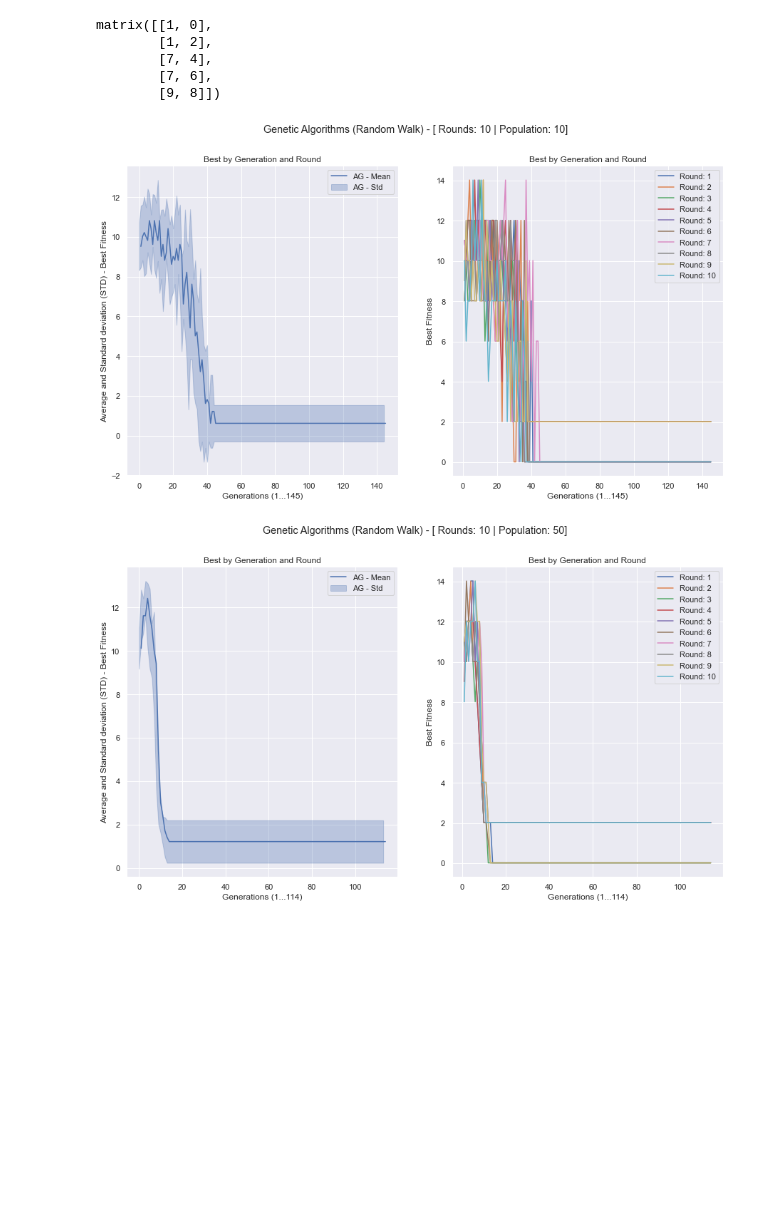
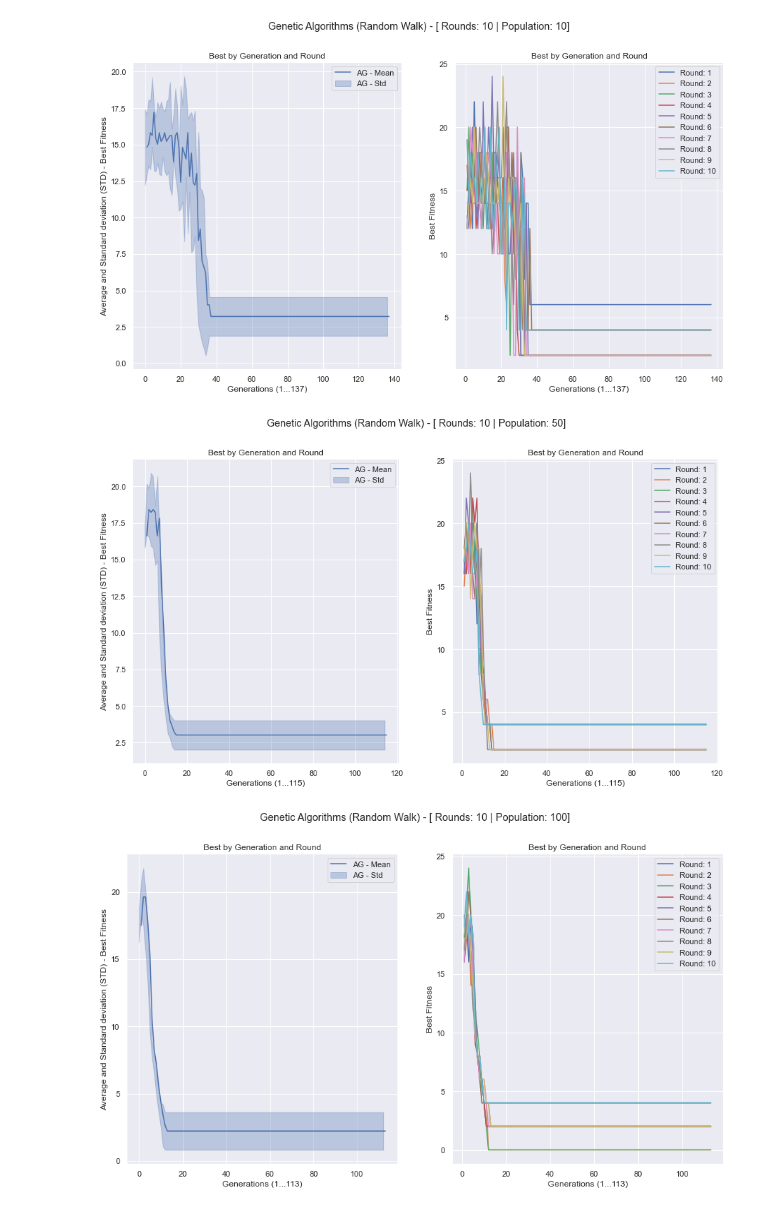
Before and after one commit to michelmontenegro/doctorWorks, a Jupyter notebook: ComputacaoEvolucionaria/Task 4 Final/Work1/Work.ipynb, the cells around one changed output. Drawn from its saved outputs; the diff is of its cells as text; code cells hidden in the pictures; blank space fills up the shorter version.

```diff
--- a/ComputacaoEvolucionaria/Task 4 Final/Work1/Work.ipynb
+++ b/ComputacaoEvolucionaria/Task 4 Final/Work1/Work.ipynb
@@ -56,6 +56,7 @@ class Individuo():
     chanceMutation  = 0.04        #Chance de ocorrer a mutação (Ex.: 0.04 é 4%)
 
     slots = []
+    slotsSub = []
 
     #Inicializa os atributos do Individuo
     def __init__(self):
@@ -65,6 +66,7 @@ class Individuo():
 
     def createGenes(self):
         self.slots = []
+        self.slotsSub = []
         self.gene = []
         daysTemp = copy.deepcopy(self.days)
         timetableTemp = copy.deepcopy(self.timetable)
@@ -79,6 +81,7 @@ class Individuo():
                     rd.shuffle(timetableTemp)
                     self.gene[i_sc].append([daysTemp[countTT], timetableTemp[0], self.teachers[i_tc]])
                     self.slots.append([daysTemp[countTT], timetableTemp[0], self.teachers[i_tc]])
+                    self.slotsSub.append([self.schoolClass[i_sc], daysTemp[countTT], timetableTemp[0], self.teachers[i_tc]])
                     countTT +=1
         #print(len(self.gene))
 #        for x in self.gene:
@@ -94,6 +97,10 @@ class Individuo():
         listTemp = self.count_duplicates(self.slots)
         for i in range(len(listTemp)):
                 if listTemp[i][1] > 1:
+                    rigidRules +=1
+        listTemp2 = self.count_duplicates(self.slotsSub)
+        for i in range(len(listTemp2)):
+                if listTemp2[i][1] > 1:
                     rigidRules +=1
         #print(listTemp)
         #print(rigidRules)
@@ -137,7 +144,7 @@ class Individuo():
             self.gene.append(parentChromosome1.gene[i])
         for i in range(halfChromosome, sizeChromosome):
             self.gene.append(parentChromosome2.gene[i])
-        self.testMutationGenes(probabilityMutation)
+        #self.testMutationGenes(probabilityMutation)
 
     #Após a criação dos Genes e a estruturação dos cromossomos, aplica a chance de mutação nos mesmos
     def testMutationGenes(self, probabilityMutation):
@@ -162,19 +169,6 @@ class Individuo():
             return copy.deepcopy(self)
         else:
             return copy.deepcopy(rival)
-# %%
-data = np.matrix([[9, 8],
-                   [7, 6],
-                   [7, 4],
-                   [1, 0],
-                   [1, 2]])
-data[np.argsort(data.A[:, 1])]
-# %% [output]
-matrix([[1, 0],
-        [1, 2],
-        [7, 4],
-        [7, 6],
-        [9, 8]])
 # %%
 #Populacao
 #* Seleção: roleta, torneio, classificação/ranking, truncamento
@@ -457,7 +451,7 @@ class Populacao():
         prefixFile = "R"+str(self.rounds) +"_P"+ str(self.sizePopulation)+"_"
 
         f = open("recomendedIndividuo.txt", "w")
-        f.write(self.recomendInd(self.recomendIndividuo.gene))
+        f.write(self.recomendInd(self.recomendIndividuo.gene, self.recomendIndividuo.fitness))
         f.close()
 
         plt.legend()
@@ -480,9 +474,9 @@ class Populacao():
         result.insert(0, [" Status ", "Valores"])
         return result
 
-    def recomendInd(self, p_gene):
+    def recomendInd(self, p_gene, fitness):
         count_class = 0
-        map_schoolClass = ""
+        map_schoolClass = "Fitness: " + str(fitness) + "\n"
         for schoolClass in p_gene:
             #print(schoolClass)
             scTmp = copy.deepcopy(schoolClass)
@@ -496,8 +490,10 @@ class Populacao():
                 if previusDay != day:
                     map_schoolClass += "=>" + day + "\n"
                     previusDay = day
-                map_schoolClass += "---->" + period + ": " + teacher + ".\n"
+                map_schoolClass += "---->" + period + ": " + teacher + "\n"
             count_class +=1
+            map_schoolClass  += "\n\n" + str(sclass) + "\n"
+
         return map_schoolClass
 
     def showDays(self, days):
@@ -514,32 +510,33 @@ class Populacao():
             0: "Turma S.I",
             1: "Turma E.C",
             2: "Turma J.D",
             3: "Turma A.S",
         }.get(schoolClass, "N/A")
 
     def showTimetable(self, timetable):
         return {
             0: "08-10",
             1: "10-11",
             2: "14-16",
             3: "16-18",
         }.get(timetable, "N/A")
 
     def showTeachers(self, teachers):
         return {
             0: "Claudomiro",
             1: "Michel",
             2: "Estagiario",
         }.get(teachers, "N/A")
 
 pop = Populacao()
 #Executa o algoritmo com N Rodadas e M de População
 pop.runPopulation(10, 10)
 pop.showGraphMeanStdBestFitness()
 pop.runPopulation(10, 50)
 pop.showGraphMeanStdBestFitness()
 pop.runPopulation(10, 100)
 pop.showGraphMeanStdBestFitness()
 # %% [output]
-[figure, old version]
+[figure, new version]
-[figure, old version]
+[figure, new version]
+[figure, added]
```
Also changed, not shown: 11 other files.
